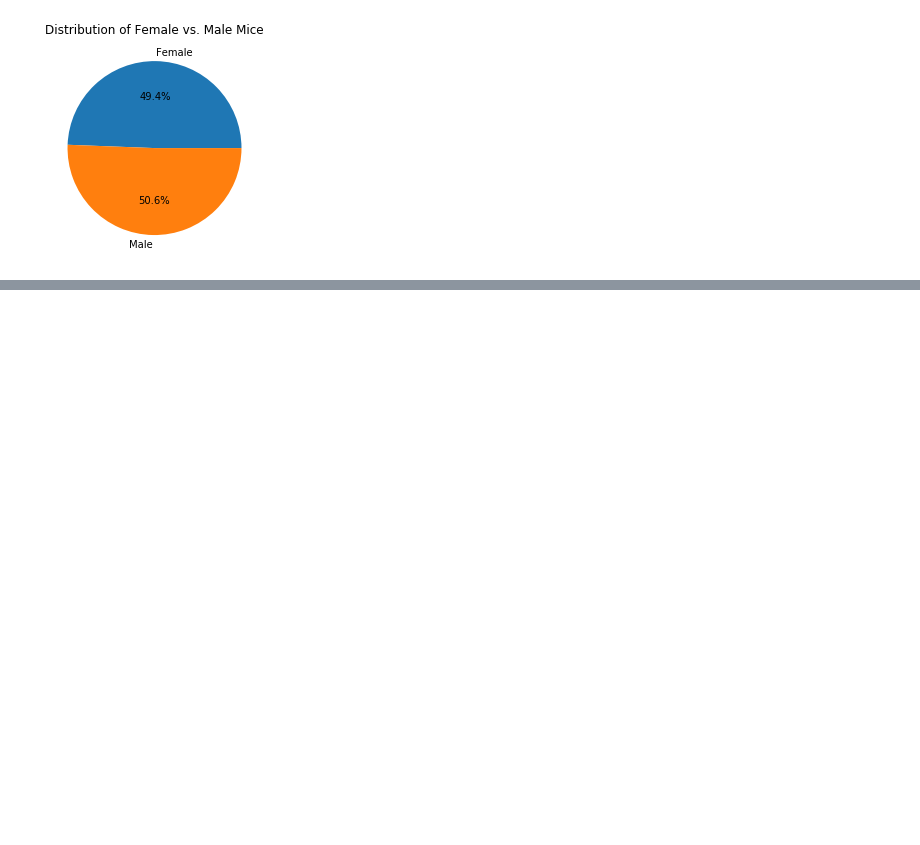
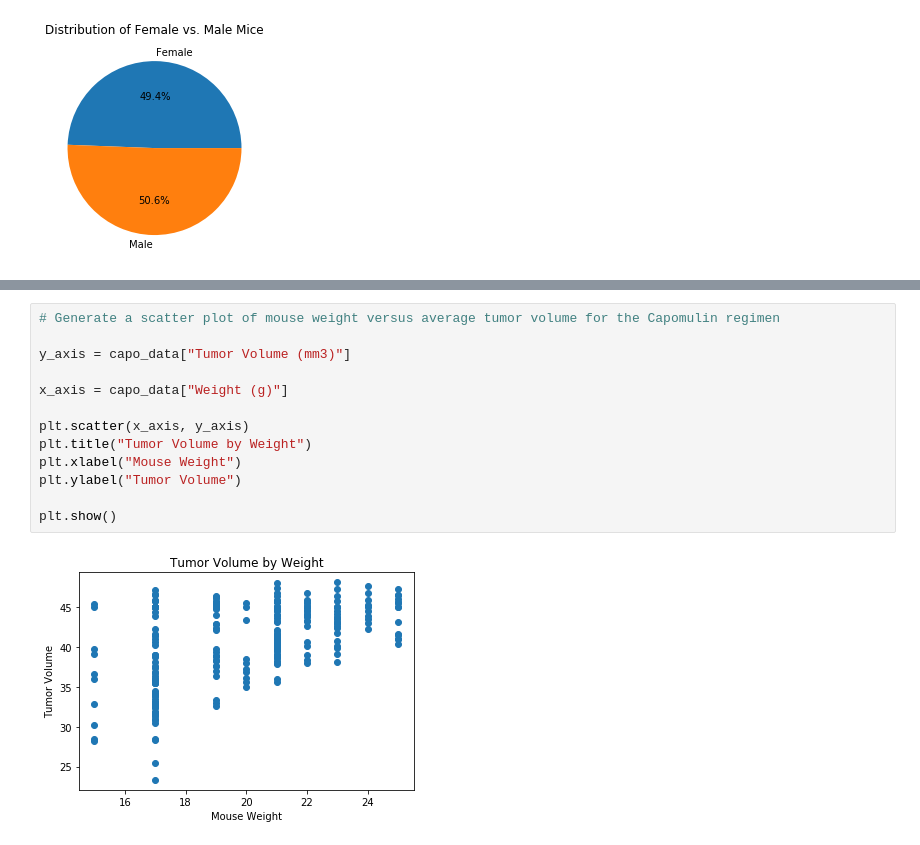
Before and after one commit to shawn-cavalieri/matplotlib-challenge, a Jupyter notebook: Pymaceuticals/main_script.ipynb, the cells around one changed output, grey strips where cells are left out. Drawn from its saved outputs; the diff is of its cells as text; blank space fills up the shorter version.

```diff
--- a/Pymaceuticals/main_script.ipynb
+++ b/Pymaceuticals/main_script.ipynb
@@ -194,0 +233,15 @@ print(iqr)
+# %%
+# Generate a scatter plot of mouse weight versus average tumor volume for the Capomulin regimen
+
+y_axis = capo_data["Tumor Volume (mm3)"]
+
+x_axis = capo_data["Weight (g)"]
+
+plt.scatter(x_axis, y_axis)
+plt.title("Tumor Volume by Weight")
+plt.xlabel("Mouse Weight")
+plt.ylabel("Tumor Volume")
+
+plt.show()
+# %% [output]
+[figure, added]
```
Also changed, not shown: parts of 7 cells of this notebook.
